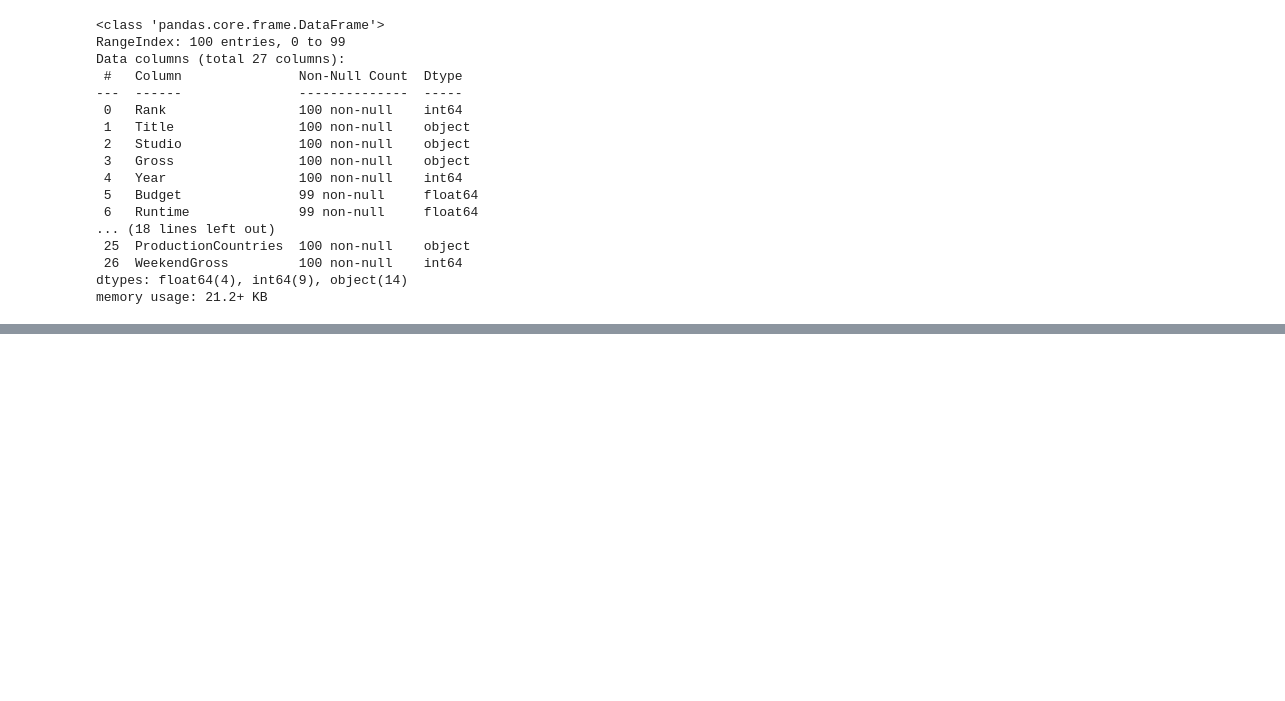
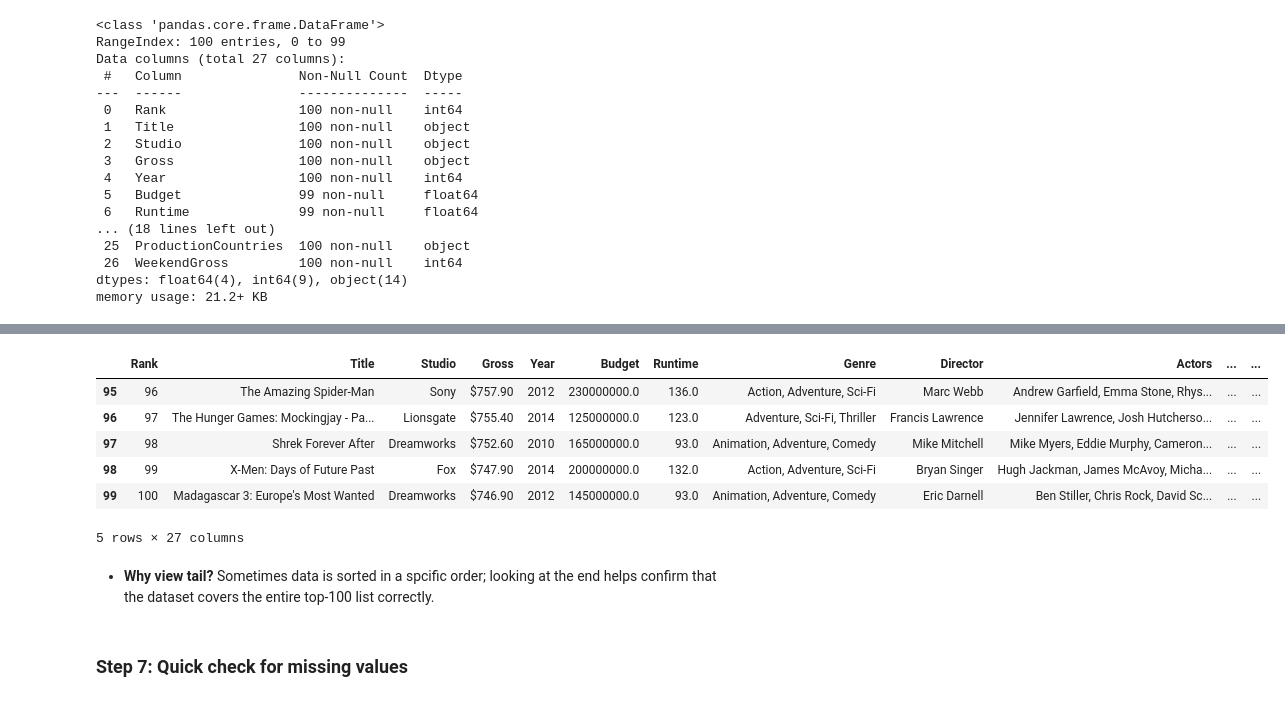
Before and after one commit to ThinkAlgoClub/data-analyst-accelerator, a Jupyter notebook: pandas/DA001-LoadingDataAndFirstInspection.ipynb, the cells around one changed output, grey strips where cells are left out. Saved outputs shown, nothing was run; the diff lists cells and outputs as text; code cells hidden in the pictures; blank space fills up the shorter version.

```diff
--- a/pandas/DA001-LoadingDataAndFirstInspection.ipynb
+++ b/pandas/DA001-LoadingDataAndFirstInspection.ipynb
@@ -133,0 +187,14 @@ memory usage: 21.2+ KB
+# %%
+movies.tail(5)   # Last 5 rows
+# %% [output]
+|  | Rank | Title | Studio | Gross | Year | Budget | Runtime | Genre | Director | Actors | ... | ... |
+| 95 | 96 | The Amazing Spider-Man | Sony | $757.90 | 2012 | 230000000.0 | 136.0 | Action, Adventure, Sci-Fi | Marc Webb | Andrew Garfield, Emma Stone, Rhys... | ... | ... |
+| 96 | 97 | The Hunger Games: Mockingjay - Pa... | Lionsgate | $755.40 | 2014 | 125000000.0 | 123.0 | Adventure, Sci-Fi, Thriller | Francis Lawrence | Jennifer Lawrence, Josh Hutcherso... | ... | ... |
+| 97 | 98 | Shrek Forever After | Dreamworks | $752.60 | 2010 | 165000000.0 | 93.0 | Animation, Adventure, Comedy | Mike Mitchell | Mike Myers, Eddie Murphy, Cameron... | ... | ... |
+| 98 | 99 | X-Men: Days of Future Past | Fox | $747.90 | 2014 | 200000000.0 | 132.0 | Action, Adventure, Sci-Fi | Bryan Singer | Hugh Jackman, James McAvoy, Micha... | ... | ... |
+| 99 | 100 | Madagascar 3: Europe's Most Wanted | Dreamworks | $746.90 | 2012 | 145000000.0 | 93.0 | Animation, Adventure, Comedy | Eric Darnell | Ben Stiller, Chris Rock, David Sc... | ... | ... |
+5 rows × 27 columns
+# %% [markdown]
+- **Why view tail?** Sometimes data is sorted in a spcific order; looking at the end helps confirm that the dataset covers the entire top-100 list correctly.
+# %% [markdown]
+### Step 7: Quick check for missing values
```
Also changed, not shown: parts of 23 cells of this notebook, 1 other file.
